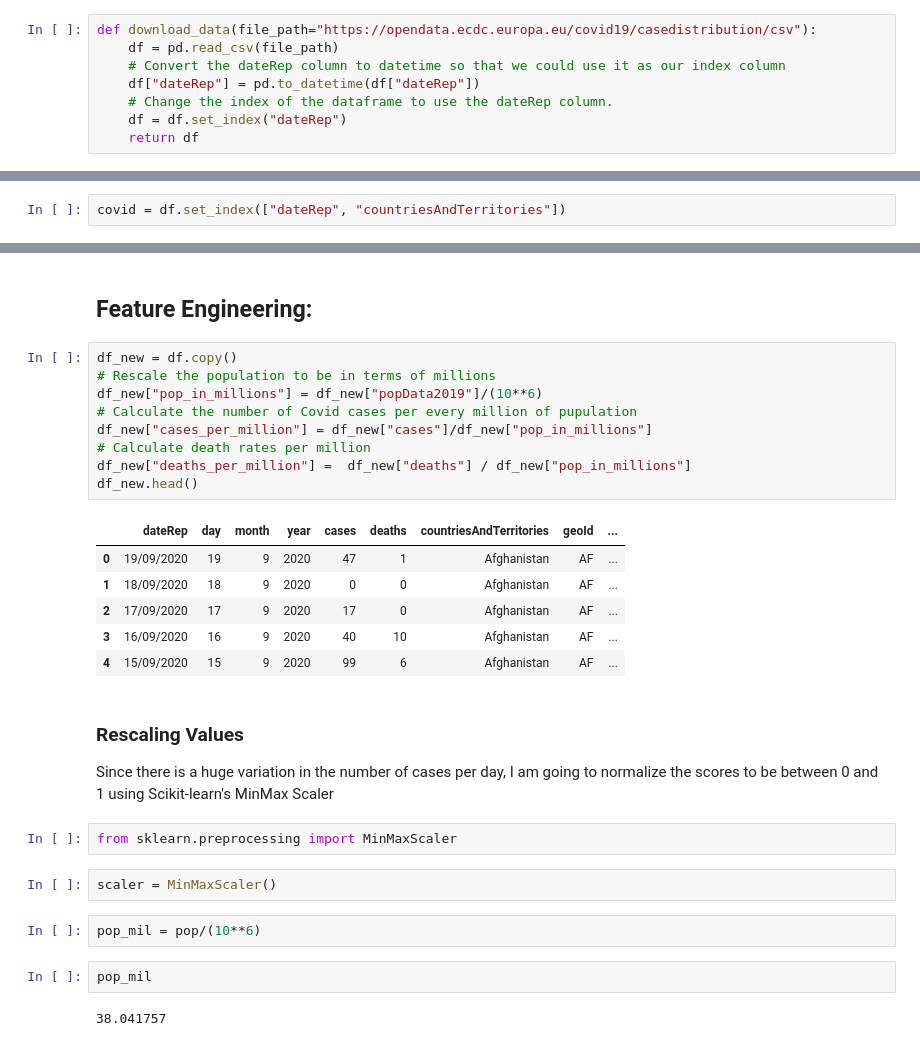
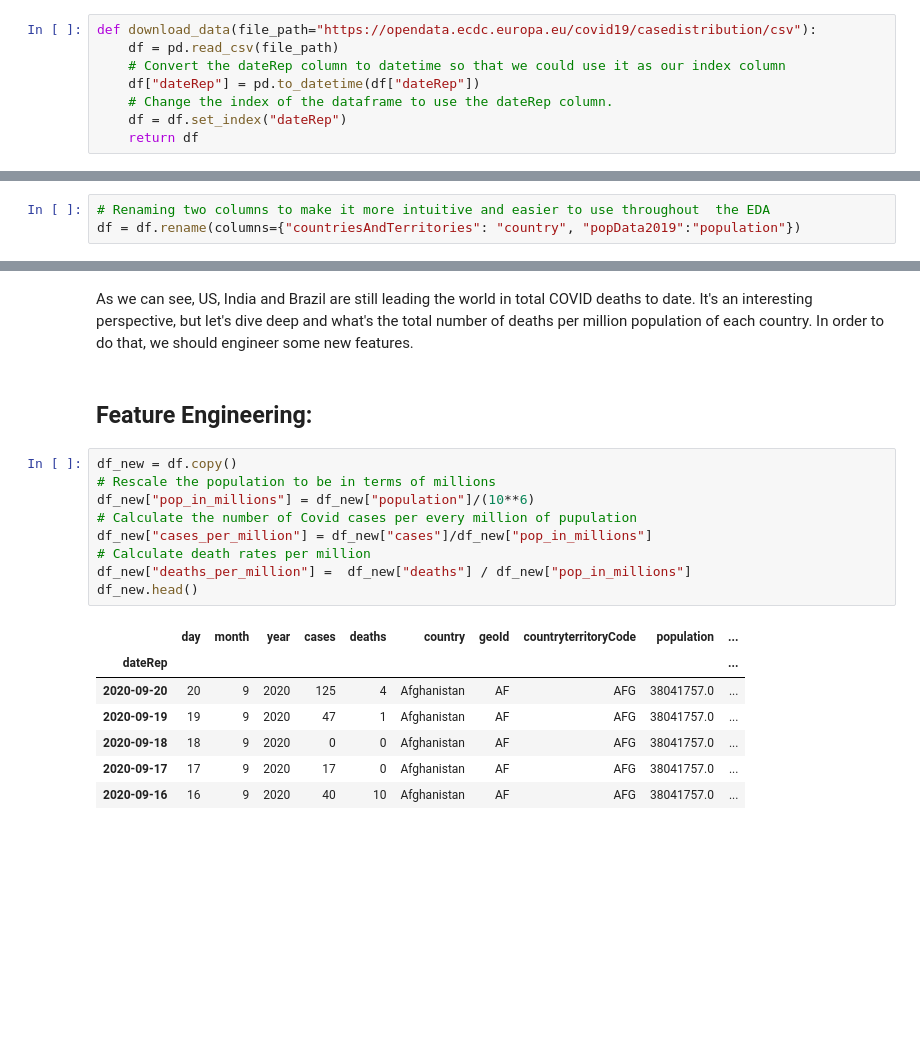
Before and after one commit to naseerfaheem/COVID-19-EDA, a Jupyter notebook: Covid-19.ipynb, the cells around one changed output, grey strips where cells are left out. Cells and saved outputs as stored; diff of their text form; blank space fills up the shorter version.

```diff
--- a/Covid-19.ipynb
+++ b/Covid-19.ipynb
@@ -32,0 +36,3 @@ df.head()
+# %%
+# Renaming two columns to make it more intuitive and easier to use throughout  the EDA
+df = df.rename(columns={"countriesAndTerritories": "country", "popData2019":"population"})
@@ -81,2 +81,0 @@ scatter_matrix(df[attributes], figsize=(15,10));
-# %%
-covid = df.set_index(["dateRep", "countriesAndTerritories"])
@@ -139,31 +130,21 @@ plt.show()
+# %% [markdown]
+As we can see, US, India and Brazil are still leading the world in total COVID deaths to date. It's an interesting perspective, but let's dive deep and what's the total number of deaths per million population of each country. In order to do that, we should engineer some new features.
 # %% [markdown]
 ## Feature Engineering:
 # %%
 df_new = df.copy()
 # Rescale the population to be in terms of millions
-df_new["pop_in_millions"] = df_new["popData2019"]/(10**6)
+df_new["pop_in_millions"] = df_new["population"]/(10**6)
 # Calculate the number of Covid cases per every million of pupulation
 df_new["cases_per_million"] = df_new["cases"]/df_new["pop_in_millions"]
 # Calculate death rates per million
 df_new["deaths_per_million"] =  df_new["deaths"] / df_new["pop_in_millions"]
 df_new.head()
 # %% [output]
-|  | dateRep | day | month | year | cases | deaths | countriesAndTerritories | geoId | ... |
-| 0 | 19/09/2020 | 19 | 9 | 2020 | 47 | 1 | Afghanistan | AF | ... |
-| 1 | 18/09/2020 | 18 | 9 | 2020 | 0 | 0 | Afghanistan | AF | ... |
-| 2 | 17/09/2020 | 17 | 9 | 2020 | 17 | 0 | Afghanistan | AF | ... |
-| 3 | 16/09/2020 | 16 | 9 | 2020 | 40 | 10 | Afghanistan | AF | ... |
-| 4 | 15/09/2020 | 15 | 9 | 2020 | 99 | 6 | Afghanistan | AF | ... |
+|  | day | month | year | cases | deaths | country | geoId | countryterritoryCode | population | ... |
+| dateRep |  |  |  |  |  |  |  |  |  | ... |
+| 2020-09-20 | 20 | 9 | 2020 | 125 | 4 | Afghanistan | AF | AFG | 38041757.0 | ... |
+| 2020-09-19 | 19 | 9 | 2020 | 47 | 1 | Afghanistan | AF | AFG | 38041757.0 | ... |
+| 2020-09-18 | 18 | 9 | 2020 | 0 | 0 | Afghanistan | AF | AFG | 38041757.0 | ... |
+| 2020-09-17 | 17 | 9 | 2020 | 17 | 0 | Afghanistan | AF | AFG | 38041757.0 | ... |
+| 2020-09-16 | 16 | 9 | 2020 | 40 | 10 | Afghanistan | AF | AFG | 38041757.0 | ... |
-# %% [markdown]
-### Rescaling Values
-Since there is a huge variation in the number of cases per day, I am going to normalize the scores to be between 0 and 1 using Scikit-learn's MinMax Scaler
-# %%
-from sklearn.preprocessing import MinMaxScaler
-# %%
-scaler = MinMaxScaler()
-# %%
-pop_mil = pop/(10**6)
-# %%
-pop_mil
-# %% [output]
-38.041757
```
Also changed, not shown: parts of 45 cells of this notebook, 2 other files.
